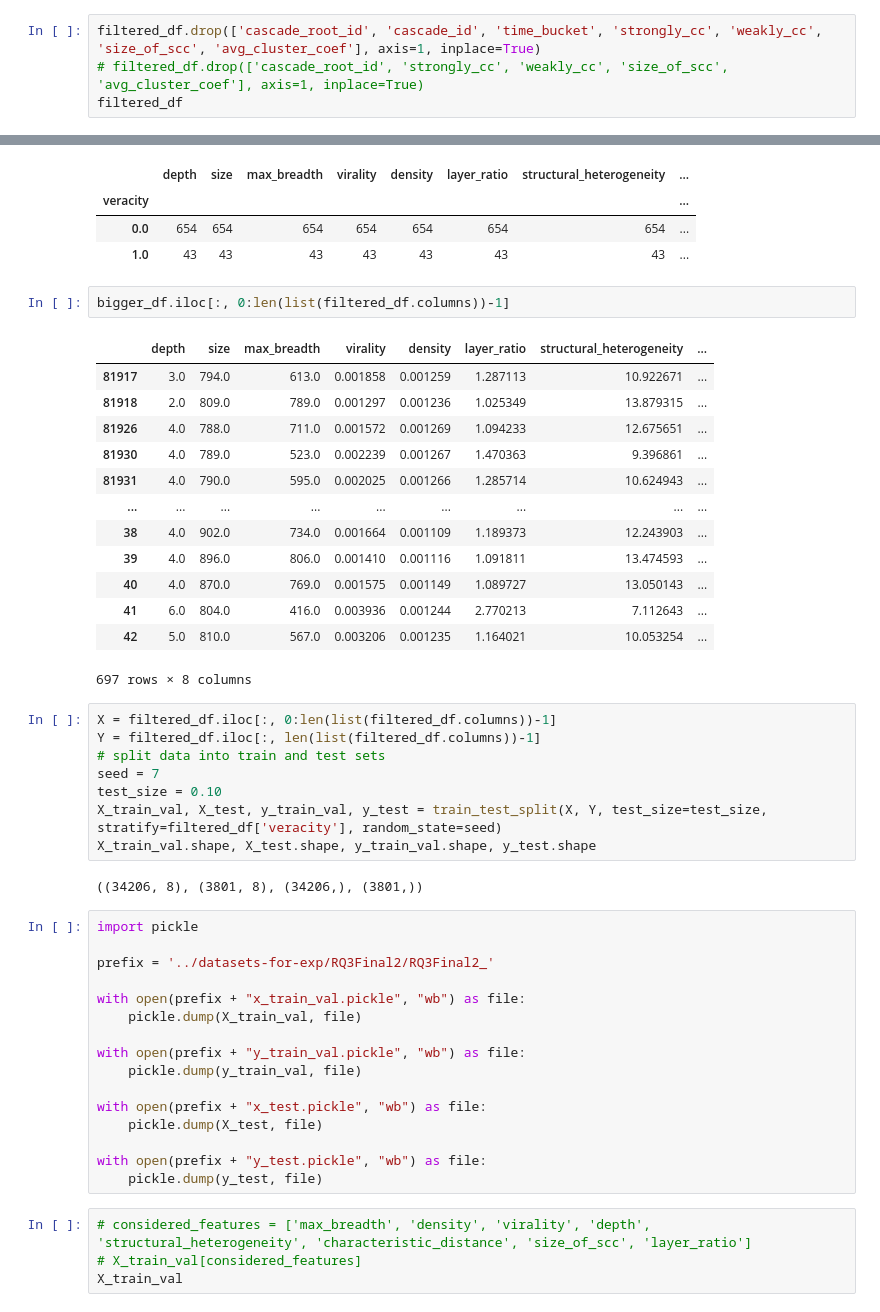
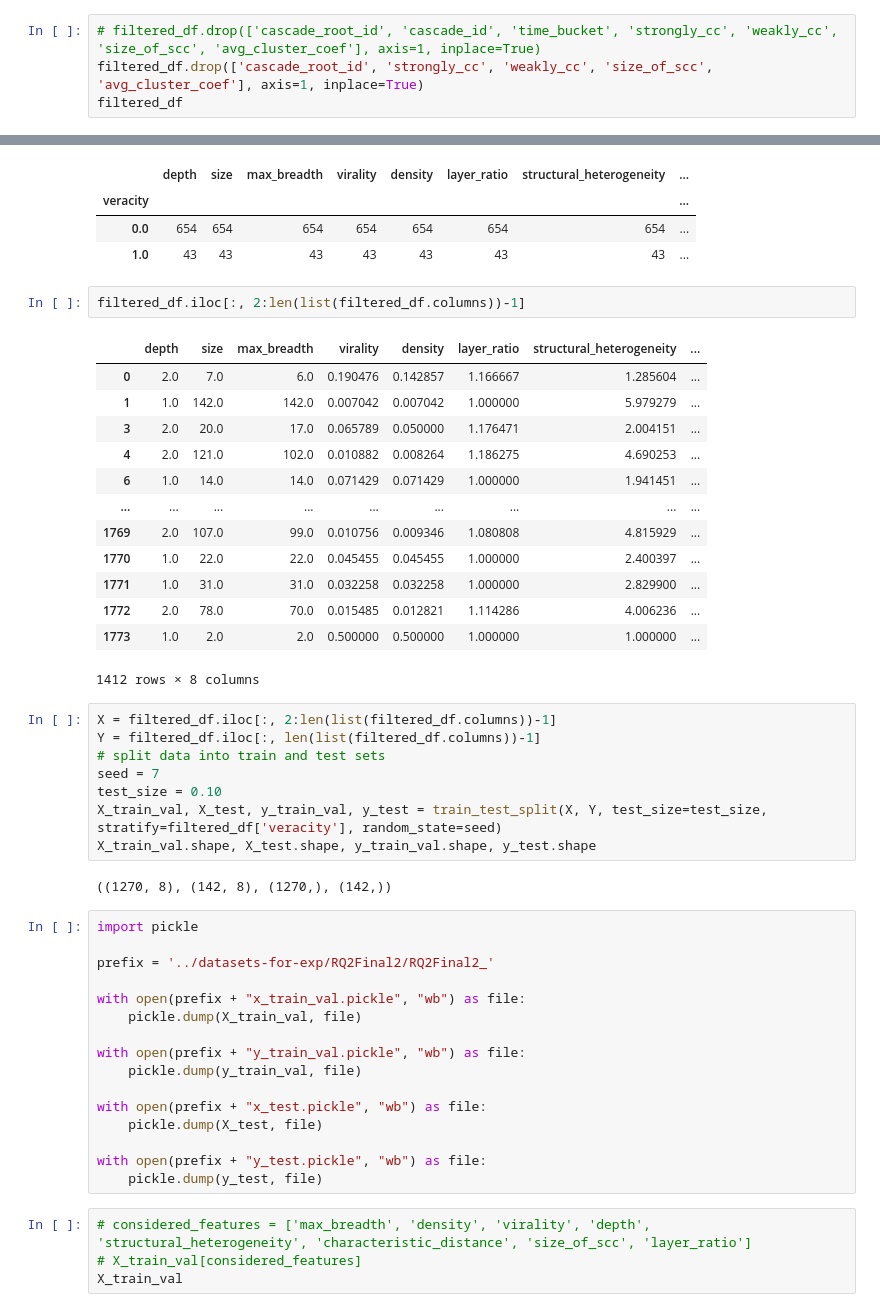
Before and after one commit to istiyaksiddiquee/thesis-work, a Jupyter notebook: RQ2/rq2.ipynb, the cells around one changed output, grey strips where cells are left out. Drawn from its saved outputs; the diff is of its cells as text.

```diff
--- a/RQ2/rq2.ipynb
+++ b/RQ2/rq2.ipynb
@@ -75,8 +75,8 @@ Index(['cascade_root_id', 'category', 'unique_user_count', 'depth', 'size',
        'structural_heterogeneity', 'characteristic_distance', 'veracity'],
       dtype='object')
 # %%
-filtered_df.drop(['cascade_root_id', 'cascade_id', 'time_bucket', 'strongly_cc', 'weakly_cc', 'size_of_scc', 'avg_cluster_coef'], axis=1, inplace=True)
-# filtered_df.drop(['cascade_root_id', 'strongly_cc', 'weakly_cc', 'size_of_scc', 'avg_cluster_coef'], axis=1, inplace=True)
+# filtered_df.drop(['cascade_root_id', 'cascade_id', 'time_bucket', 'strongly_cc', 'weakly_cc', 'size_of_scc', 'avg_cluster_coef'], axis=1, inplace=True)
+filtered_df.drop(['cascade_root_id', 'strongly_cc', 'weakly_cc', 'size_of_scc', 'avg_cluster_coef'], axis=1, inplace=True)
 filtered_df
 # %% [output]
 A value is trying to be set on a copy of a slice from a DataFrame
@@ -177,23 +177,23 @@ bigger_df[(bigger_df.characteristic_distance != -99999) & (bigger_df.depth != 0)
 | 0.0 | 654 | 654 | 654 | 654 | 654 | 654 | 654 | ... |
 | 1.0 | 43 | 43 | 43 | 43 | 43 | 43 | 43 | ... |
 # %%
-bigger_df.iloc[:, 0:len(list(filtered_df.columns))-1]
+filtered_df.iloc[:, 2:len(list(filtered_df.columns))-1]
 # %% [output]
 |  | depth | size | max_breadth | virality | density | layer_ratio | structural_heterogeneity | ... |
-| 81917 | 3.0 | 794.0 | 613.0 | 0.001858 | 0.001259 | 1.287113 | 10.922671 | ... |
-| 81918 | 2.0 | 809.0 | 789.0 | 0.001297 | 0.001236 | 1.025349 | 13.879315 | ... |
-| 81926 | 4.0 | 788.0 | 711.0 | 0.001572 | 0.001269 | 1.094233 | 12.675651 | ... |
-| 81930 | 4.0 | 789.0 | 523.0 | 0.002239 | 0.001267 | 1.470363 | 9.396861 | ... |
-| 81931 | 4.0 | 790.0 | 595.0 | 0.002025 | 0.001266 | 1.285714 | 10.624943 | ... |
+| 0 | 2.0 | 7.0 | 6.0 | 0.190476 | 0.142857 | 1.166667 | 1.285604 | ... |
+| 1 | 1.0 | 142.0 | 142.0 | 0.007042 | 0.007042 | 1.000000 | 5.979279 | ... |
+| 3 | 2.0 | 20.0 | 17.0 | 0.065789 | 0.050000 | 1.176471 | 2.004151 | ... |
+| 4 | 2.0 | 121.0 | 102.0 | 0.010882 | 0.008264 | 1.186275 | 4.690253 | ... |
+| 6 | 1.0 | 14.0 | 14.0 | 0.071429 | 0.071429 | 1.000000 | 1.941451 | ... |
 | ... | ... | ... | ... | ... | ... | ... | ... | ... |
-| 38 | 4.0 | 902.0 | 734.0 | 0.001664 | 0.001109 | 1.189373 | 12.243903 | ... |
-| 39 | 4.0 | 896.0 | 806.0 | 0.001410 | 0.001116 | 1.091811 | 13.474593 | ... |
-| 40 | 4.0 | 870.0 | 769.0 | 0.001575 | 0.001149 | 1.089727 | 13.050143 | ... |
-| 41 | 6.0 | 804.0 | 416.0 | 0.003936 | 0.001244 | 2.770213 | 7.112643 | ... |
-| 42 | 5.0 | 810.0 | 567.0 | 0.003206 | 0.001235 | 1.164021 | 10.053254 | ... |
+| 1769 | 2.0 | 107.0 | 99.0 | 0.010756 | 0.009346 | 1.080808 | 4.815929 | ... |
+| 1770 | 1.0 | 22.0 | 22.0 | 0.045455 | 0.045455 | 1.000000 | 2.400397 | ... |
+| 1771 | 1.0 | 31.0 | 31.0 | 0.032258 | 0.032258 | 1.000000 | 2.829900 | ... |
+| 1772 | 2.0 | 78.0 | 70.0 | 0.015485 | 0.012821 | 1.114286 | 4.006236 | ... |
+| 1773 | 1.0 | 2.0 | 2.0 | 0.500000 | 0.500000 | 1.000000 | 1.000000 | ... |
-697 rows × 8 columns
+1412 rows × 8 columns
 # %%
-X = filtered_df.iloc[:, 0:len(list(filtered_df.columns))-1]
+X = filtered_df.iloc[:, 2:len(list(filtered_df.columns))-1]
 Y = filtered_df.iloc[:, len(list(filtered_df.columns))-1]
 # split data into train and test sets
 seed = 7
@@ -201,11 +201,11 @@ test_size = 0.10
 X_train_val, X_test, y_train_val, y_test = train_test_split(X, Y, test_size=test_size, stratify=filtered_df['veracity'], random_state=seed)
 X_train_val.shape, X_test.shape, y_train_val.shape, y_test.shape
 # %% [output]
-((34206, 8), (3801, 8), (34206,), (3801,))
+((1270, 8), (142, 8), (1270,), (142,))
 # %%
 import pickle
 
-prefix = '../datasets-for-exp/RQ3Final2/RQ3Final2_'
+prefix = '../datasets-for-exp/RQ2Final2/RQ2Final2_'
 
 with open(prefix + "x_train_val.pickle", "wb") as file:
     pickle.dump(X_train_val, file)
```
Also changed, not shown: parts of 5 cells of this notebook, 1 other file.
